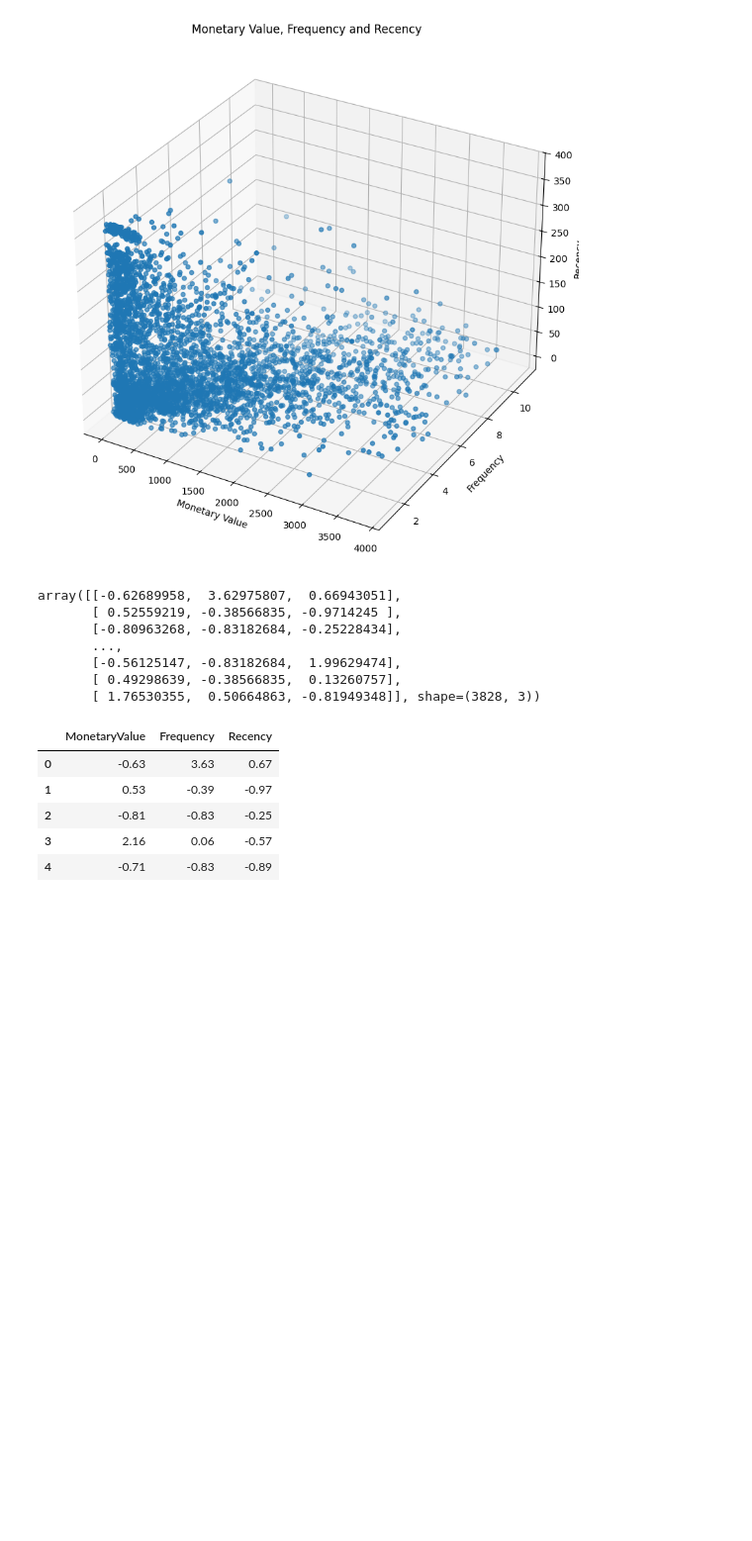
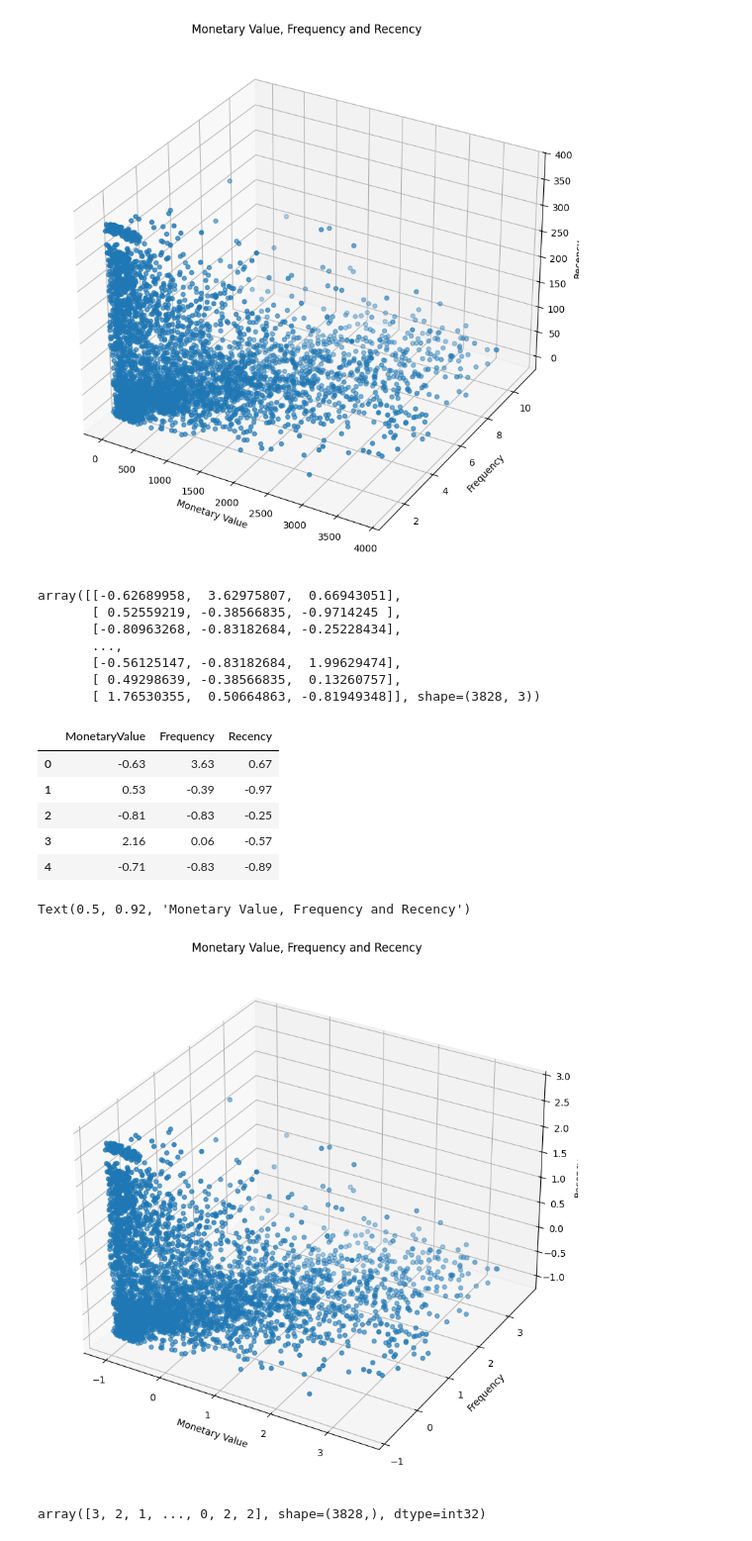
Before and after one commit to edergomesj/ML-KMeans-Online_Retail, a Jupyter notebook: src/online_retail.ipynb, the cells around one changed output. Shown at 99% size. Drawn from its saved outputs; the diff is of its cells as text; code cells hidden in the pictures; blank space fills up the shorter version.

Commit message:
Feat:Kmeans analysis

```diff
--- a/src/online_retail.ipynb
+++ b/src/online_retail.ipynb
@@ -414,3 +415,15 @@ scaled_data_df.head(5)
 | 2 | -0.81 | -0.83 | -0.25 |
 | 3 | 2.16 | 0.06 | -0.57 |
 | 4 | -0.71 | -0.83 | -0.89 |
+# %%
+fig = plt.figure(figsize=(10,10))
+ax = fig.add_subplot(projection="3d")
+scatter = ax.scatter(scaled_data_df["MonetaryValue"], scaled_data_df["Frequency"],scaled_data_df["Recency"])
+ax.set_xlabel("Monetary Value")
+ax.set_ylabel("Frequency")
+ax.set_zlabel("Recency")
+ax.set_title("Monetary Value, Frequency and Recency")
+plt.show()
+# %% [output]
+Text(0.5, 0.92, 'Monetary Value, Frequency and Recency')
+[figure, added]
@@ -416,0 +432,6 @@ scaled_data_df.head(5)
+# %%
+kmeans = KMeans(n_clusters=4,random_state=42, max_iter=1000)
+cluster_labels = kmeans.fit_predict(scaled_data_df)
+cluster_labels
+# %% [output]
+array([3, 2, 1, ..., 0, 2, 2], shape=(3828,), dtype=int32)
```
Also changed, not shown: parts of 4 cells of this notebook.
